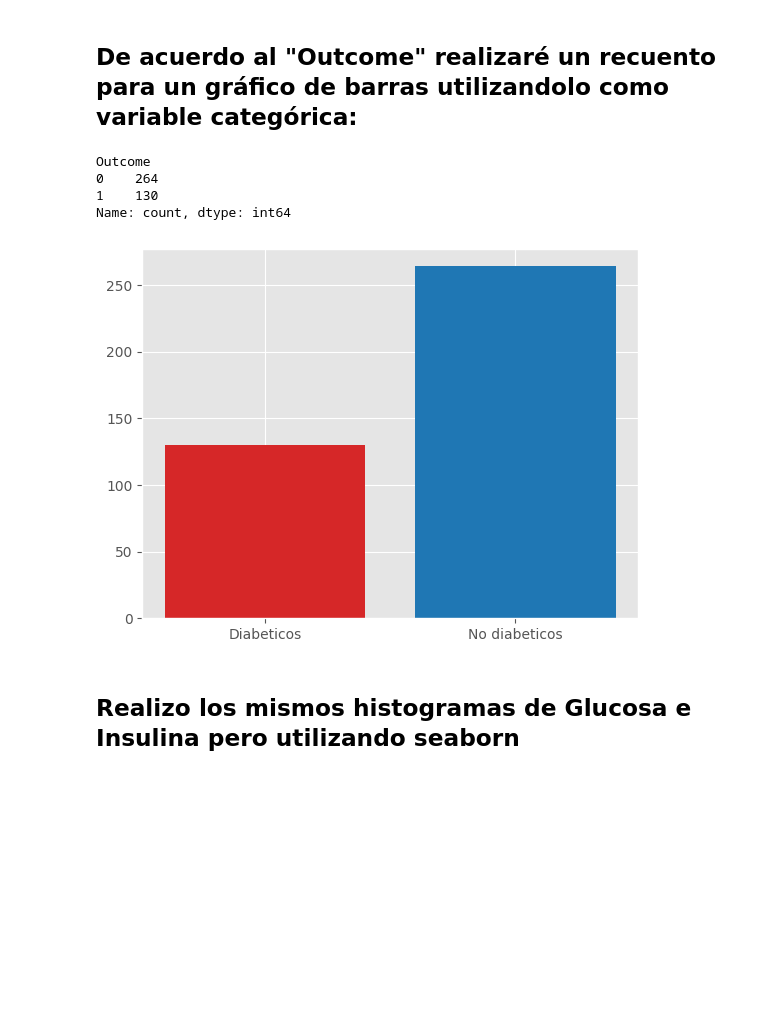
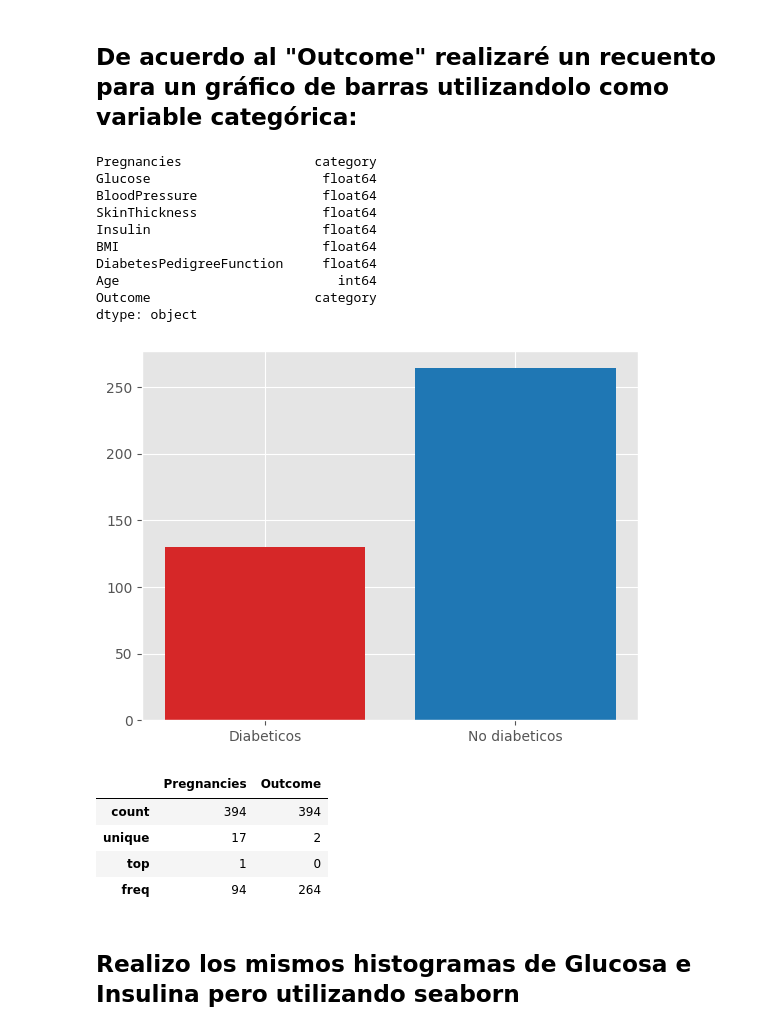
Before and after one commit to pablillo77/data_science_1, a Jupyter notebook: ProyectoDS_ParteI_Gimenez.ipynb, the cells around one changed output. Saved outputs shown, nothing was run; the diff lists cells and outputs as text; code cells hidden in the pictures; blank space fills up the shorter version.

```diff
--- a/ProyectoDS_ParteI_Gimenez.ipynb
+++ b/ProyectoDS_ParteI_Gimenez.ipynb
@@ -198,20 +198,37 @@ Text(0, 0.5, 'BMI')
 # %% [markdown]
 ## De acuerdo al "Outcome" realizaré un recuento para un gráfico de barras utilizandolo como variable categórica:
 # %%
+df_nan["Pregnancies"]=df_nan["Pregnancies"].astype('category')
+df_nan.Outcome=df_nan.Outcome.astype('category')
+
 fig, ax = plt.subplots()
-
-outcomes = [1, 0]
 counts = [df_nan['Outcome'].value_counts()[1], df_nan["Outcome"].value_counts()[0]]
 bar_labels = ['red', 'blue']
 bar_colors = ['tab:red', 'tab:blue']
 ax.bar(["Diabeticos","No diabeticos"], counts, label=bar_labels, color=bar_colors)
 df_nan['Outcome'].value_counts()
+
+df_nan.dtypes
 # %% [output]
-Outcome
-0    264
-1    130
-Name: count, dtype: int64
+Pregnancies                 category
+Glucose                      float64
+BloodPressure                float64
+SkinThickness                float64
+Insulin                      float64
+BMI                          float64
+DiabetesPedigreeFunction     float64
+Age                            int64
+Outcome                     category
+dtype: object
 [figure]
+# %%
+df_nan.describe(include='category')
+# %% [output]
+|  | Pregnancies | Outcome |
+| count | 394 | 394 |
+| unique | 17 | 2 |
+| top | 1 | 0 |
+| freq | 94 | 264 |
 # %% [markdown]
 ## Realizo los mismos histogramas de Glucosa e Insulina pero utilizando seaborn
 # %%
```
Also changed, not shown: parts of 1 cell of this notebook.
